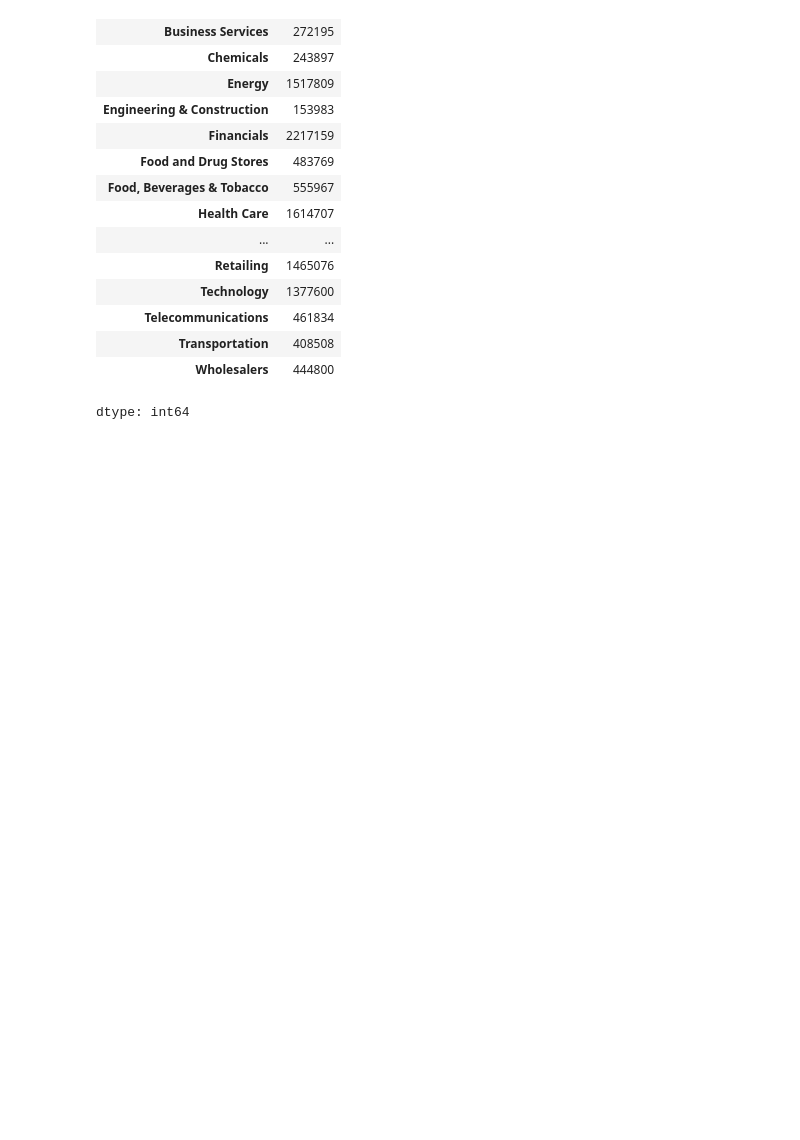
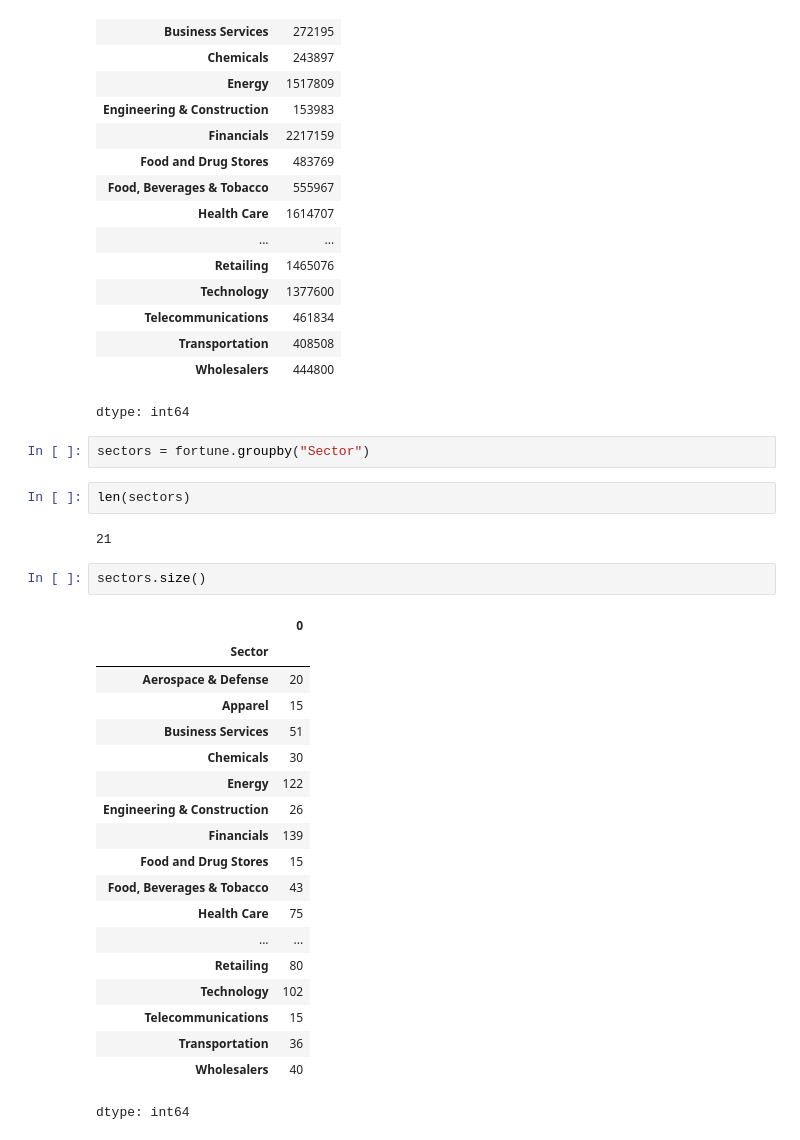
Before and after one commit to Johanhms/Practicas_Python, a Jupyter notebook: Data_Analysis_with_Pandas.ipynb, the cells around one changed output. Saved outputs shown, nothing was run; the diff lists cells and outputs as text; blank space fills up the shorter version.

```diff
--- a/Data_Analysis_with_Pandas.ipynb
+++ b/Data_Analysis_with_Pandas.ipynb
@@ -74,3 +43,31 @@ fortune.groupby("Sector")["Revenue"].sum()
 | Transportation | 408508 |
 | Wholesalers | 444800 |
 dtype: int64
+# %%
+sectors = fortune.groupby("Sector")
+# %%
+len(sectors)
+# %% [output]
+21
+# %%
+sectors.size()
+# %% [output]
+|  | 0 |
+| Sector |  |
+| Aerospace & Defense | 20 |
+| Apparel | 15 |
+| Business Services | 51 |
+| Chemicals | 30 |
+| Energy | 122 |
+| Engineering & Construction | 26 |
+| Financials | 139 |
+| Food and Drug Stores | 15 |
+| Food, Beverages & Tobacco | 43 |
+| Health Care | 75 |
+| ... | ... |
+| Retailing | 80 |
+| Technology | 102 |
+| Telecommunications | 15 |
+| Transportation | 36 |
+| Wholesalers | 40 |
+dtype: int64
```
Also changed, not shown: parts of 9 cells of this notebook.
